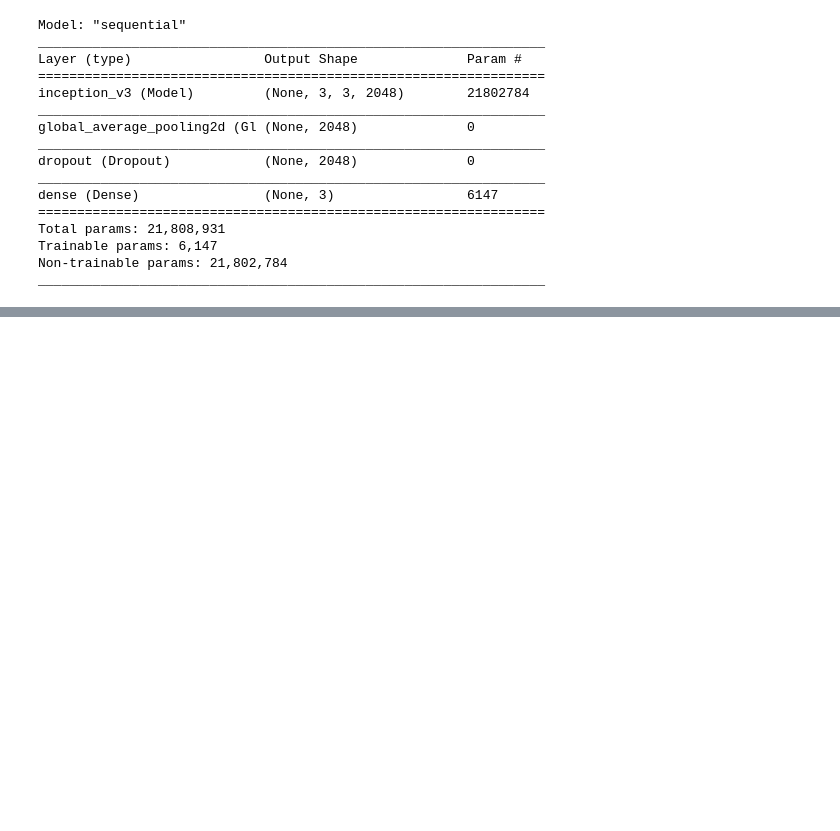
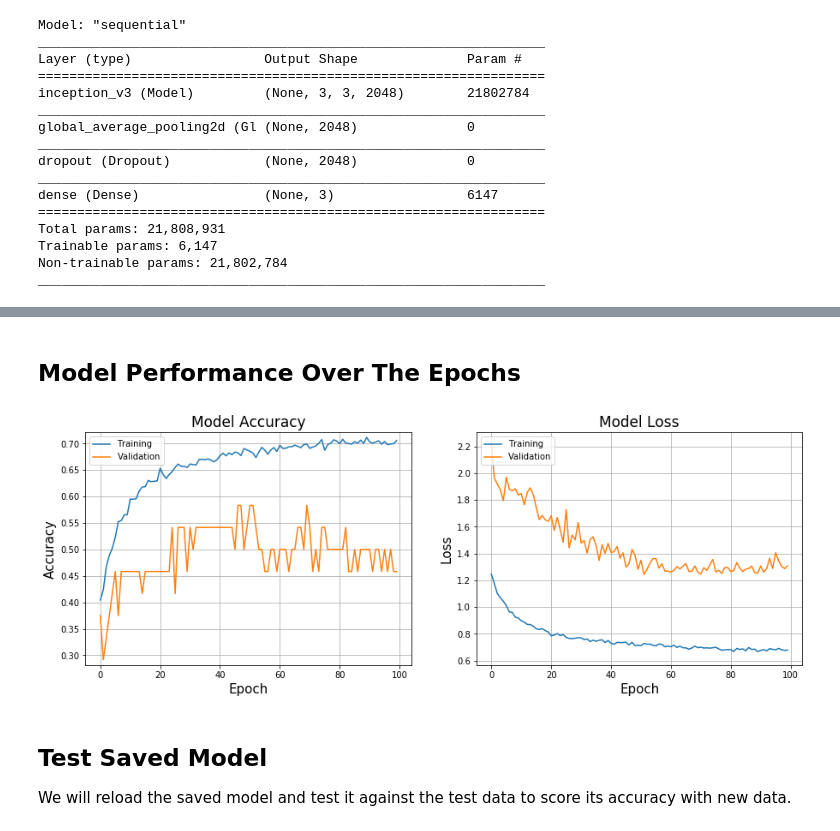
Before and after one commit to dgildeh/jupyter-notebooks, a Jupyter notebook: Pneumonia_Image_Classification.ipynb, the cells around one changed output, grey strips where cells are left out. Saved outputs shown, nothing was run; the diff lists cells and outputs as text; code cells hidden in the pictures; blank space fills up the shorter version.

Commit message:
Final Pneumonia Image Classification model

```diff
--- a/Pneumonia_Image_Classification.ipynb
+++ b/Pneumonia_Image_Classification.ipynb
@@ -287,0 +288,46 @@ OSError: Unable to create file (unable to open file: name = 'models/pneumonia_v0
+# %% [markdown]
+## Model Performance Over The Epochs
+# %%
+# Setup graph
+xlabel = 'Epoch'
+legends = ['Training', 'Validation']
+ylim_pad = [0.01, 0.1]
+plt.figure(figsize=(15, 5))
+
+# Plot training & validation Accuracy values
+y1 = history.history['acc']
+y2 = history.history['val_acc']
+min_y = min(min(y1), min(y2))-ylim_pad[0]
+max_y = max(max(y1), max(y2))+ylim_pad[0]
+plt.subplot(121)
+plt.plot(y1)
+plt.plot(y2)
+plt.title('Model Accuracy', fontsize=17)
+plt.xlabel(xlabel, fontsize=15)
+plt.ylabel('Accuracy', fontsize=15)
+plt.ylim(min_y, max_y)
+plt.legend(legends, loc='upper left')
+plt.grid()
+
+# Plot training & validation loss values
+y1 = history.history['loss']
+y2 = history.history['val_loss']
+min_y = min(min(y1), min(y2))-ylim_pad[1]
+max_y = max(max(y1), max(y2))+ylim_pad[1]
+plt.subplot(122)
+plt.plot(y1)
+plt.plot(y2)
+plt.title('Model Loss', fontsize=17)
+plt.xlabel(xlabel, fontsize=15)
+plt.ylabel('Loss', fontsize=15)
+plt.ylim(min_y, max_y)
+plt.legend(legends, loc='upper left')
+plt.grid()
+
+plt.show()
+# %% [output]
+[figure, added]
+# %% [markdown]
+## Test Saved Model
+
+We will reload the saved model and test it against the test data to score its accuracy with new data.
```
Also changed, not shown: parts of 15 cells of this notebook, 1 other file.
